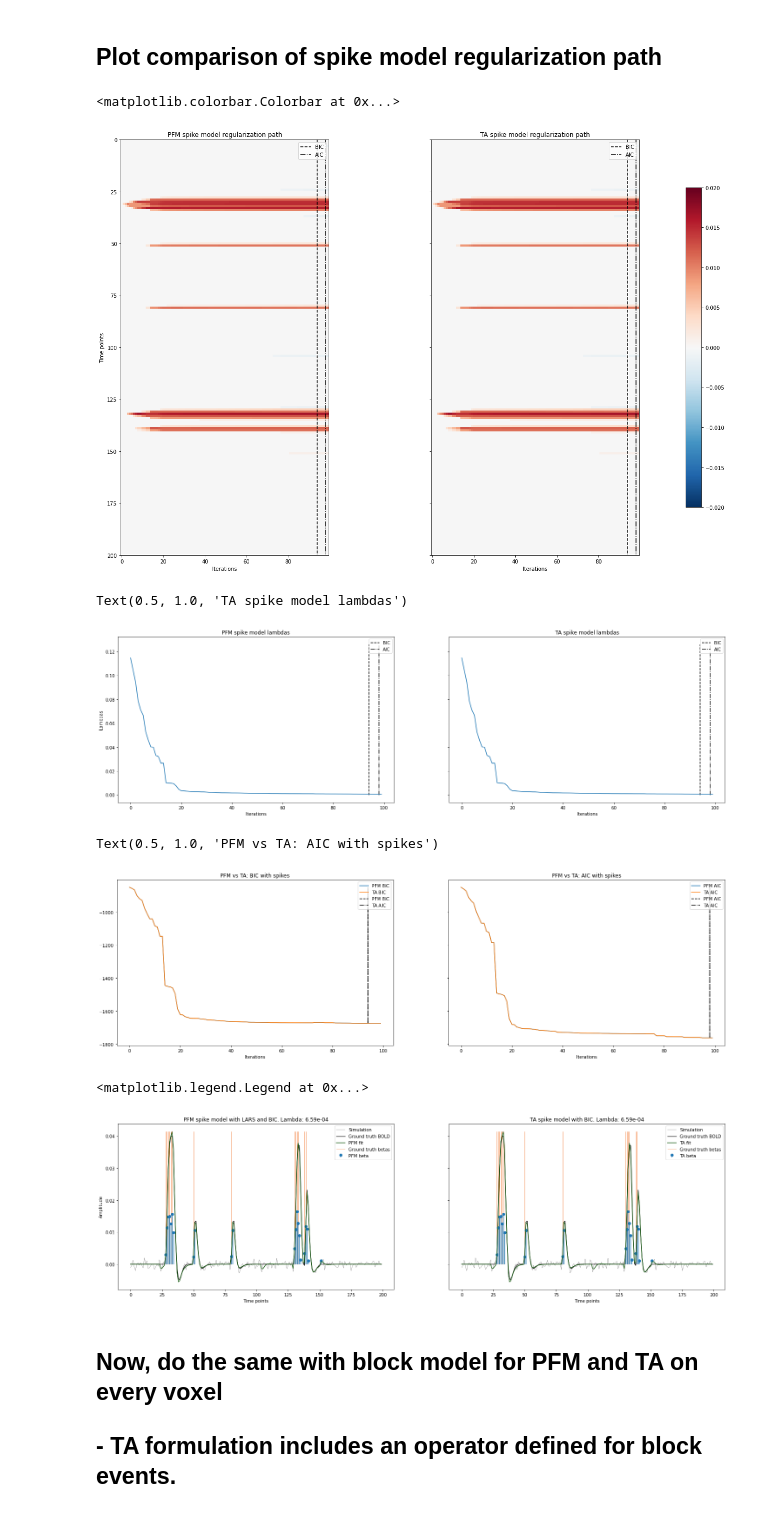
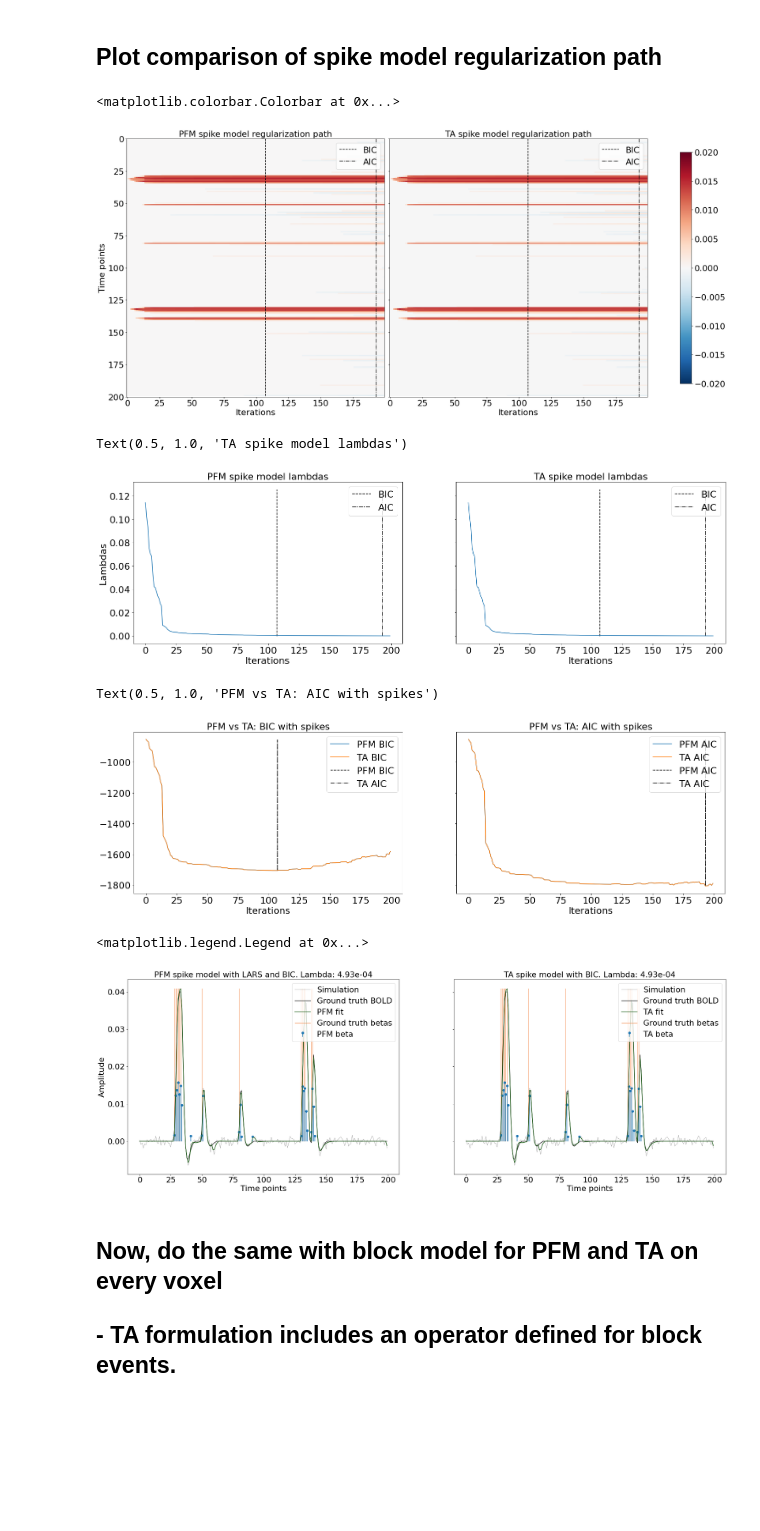
Before and after one commit to eurunuela/pfm_vs_ta, a Jupyter notebook: code/simulations_snr_20.ipynb, the cells around one changed output. Saved outputs shown, nothing was run; the diff lists cells and outputs as text; code cells hidden in the pictures; blank space fills up the shorter version.

```diff
--- a/code/simulations_snr_20.ipynb
+++ b/code/simulations_snr_20.ipynb
@@ -18,6 +19,14 @@ from Scripts.total_activation import total_activation as ta
 from Scripts.total_activation import hrf_filters
 from Scripts.simulate import fMRIsim
 from Scripts.stability_selection import stability_selection
+# %%
+import matplotlib.pylab as pylab
+params = {'legend.fontsize': 22,
+         'axes.labelsize': 22,
+         'axes.titlesize': 22,
+         'xtick.labelsize': 22,
+         'ytick.labelsize': 22}
+pylab.rcParams.update(params)
 # %%
 # Initialize class
 sim = fMRIsim()
@@ -119,7 +128,7 @@ n = params['f_analyze']['num']
 d = params['f_analyze']['den']
 
 # Define the number of lambdas in LARS (relative the length of time series), i.e. no need to compute solutions close to OLS
-nlambdas = int(0.5*nscans)
+nlambdas = int(nscans)
 min_coeff_amplitude = 1e-3
 
 for vox_idx in range(1): #range(nvoxels):
@@ -200,7 +209,7 @@ plt.tight_layout()
 fig.colorbar(im, ax=[ax1, ax2], shrink=0.77)
 # %% [output]
 <matplotlib.colorbar.Colorbar at 0x...>
-[figure, old version]
+[figure, new version]
 # %%
 fig, (ax1, ax2) = plt.subplots(1, 2, sharey=True, figsize=(25,7))
 ax1.plot(lambdas_pfm_spike)
@@ -217,7 +226,7 @@ ax2.set(xlabel='Iterations')
 ax2.set_title('TA spike model lambdas')
 # %% [output]
 Text(0.5, 1.0, 'TA spike model lambdas')
-[figure, old version]
+[figure, new version]
 # %%
 fig, (ax1, ax2) = plt.subplots(1, 2, sharey=True, figsize=(25,7))
 ax1.plot(bic_pfm_spike, label='PFM BIC')
@@ -236,40 +245,40 @@ ax2.legend()
 ax2.set_title('PFM vs TA: AIC with spikes')
 # %% [output]
 Text(0.5, 1.0, 'PFM vs TA: AIC with spikes')
-[figure, old version]
+[figure, new version]
 # %%
 # Get results
 pfm_2_plot = pfm_spike_coef_path[:,bic_pfm_spike_idx]
 ta_2_plot = ta_spike_coef_path[:,bic_ta_spike_idx]
 
 # Get fit.
 pfm_2_plot_fit = np.dot(hrf, pfm_2_plot)
 ta_2_plot_fit = np.dot(hrf, ta_2_plot)
 
 # Make zeros nan to avoid plotting them.
 pfm_2_plot[pfm_2_plot < min_coeff_amplitude] = np.nan
 ta_2_plot[ta_2_plot < min_coeff_amplitude] = np.nan
 
-fig, (ax1, ax2) = plt.subplots(1, 2, sharey=True, figsize=(25,7))
+fig, (ax1, ax2) = plt.subplots(1, 2, sharey=True, figsize=(30,10))
 ax1.plot(y, color='black', linewidth=.3, label='Simulation')
 ax1.plot(ground_truth_bold, color='black', linewidth='1.3', label='Ground truth BOLD')
 ax1.vlines(np.where(ground_truth_beta != 0)[0], ymin=0, ymax=np.max(data), color='#f17c37', linewidth=0.9, label='Ground truth betas')
 ax1.stem(pfm_2_plot, label='PFM beta', use_line_collection=True, basefmt=" ")
 ax1.plot(pfm_2_plot_fit, color='#1f611a', label='PFM fit')
 ax1.set(xlabel='Time points', ylabel='Amplitude')
 ax1.set_title('PFM spike model with LARS and BIC. Lambda: {:.2e}'.format(lambdas_pfm_spike[bic_pfm_spike_idx]))
 ax1.legend()
 ax2.plot(y, color='black', linewidth=.3, label='Simulation')
 ax2.plot(ground_truth_bold, color='black', linewidth='1.3', label='Ground truth BOLD')
 ax2.vlines(np.where(ground_truth_beta != 0)[0], ymin=0, ymax=np.max(data), color='#f17c37', linewidth=0.9, label='Ground truth betas')
 ax2.stem(ta_2_plot, label='TA beta', use_line_collection=True, basefmt=" ")
 ax2.plot(ta_2_plot_fit, color='#1f611a', label='TA fit')
 ax2.set(xlabel='Time points')
 ax2.set_title('TA spike model with BIC. Lambda: {:.2e}'.format(lambdas_ta_spike[bic_pfm_spike_idx]))
 ax2.legend()
 # %% [output]
 <matplotlib.legend.Legend at 0x...>
-[figure, old version]
+[figure, new version]
 # %% [markdown]
 ## Now, do the same with block model for PFM and TA on every voxel
 ## - TA formulation includes an operator defined for block events.
```
Also changed, not shown: parts of 17 cells of this notebook, 3 other files.
